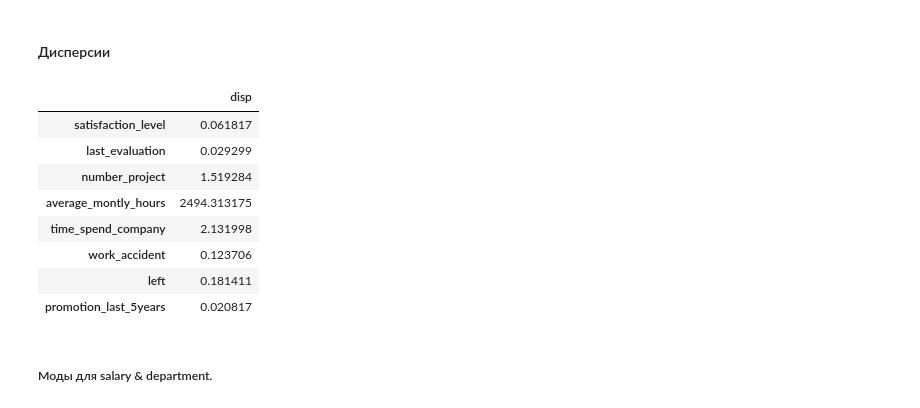
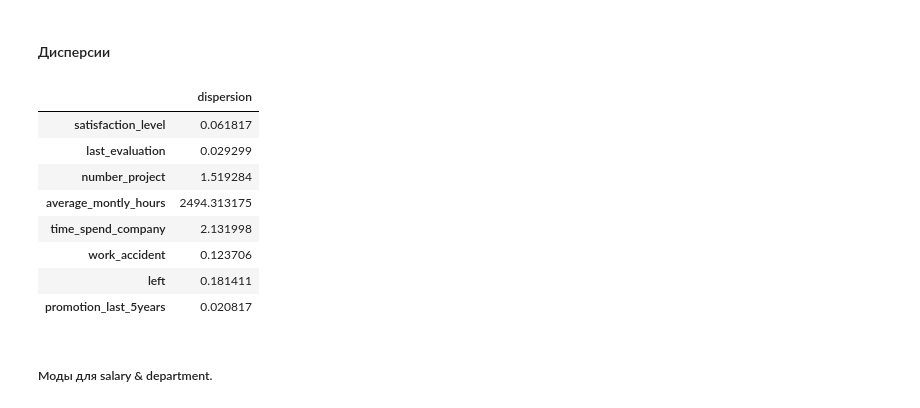
Before and after one commit to Gralex78/Home-Work-PYDA-20, a Jupyter notebook: 22_Final_Work/HW_#22.ipynb, the cells around one changed output. Drawn from its saved outputs; the diff is of its cells as text; code cells hidden in the pictures.

```diff
--- a/22_Final_Work/HW_#22.ipynb
+++ b/22_Final_Work/HW_#22.ipynb
@@ -161,10 +161,10 @@ mode
 #### Дисперсии
 # %%
 disp = pd.DataFrame(hr.var())
-disp.columns = ['disp']
+disp.columns = ['dispersion']
 disp
 # %% [output]
-|  | disp |
+|  | dispersion |
 | satisfaction_level | 0.061817 |
 | last_evaluation | 0.029299 |
 | number_project | 1.519284 |
```
Also changed, not shown: parts of 3 cells of this notebook.
